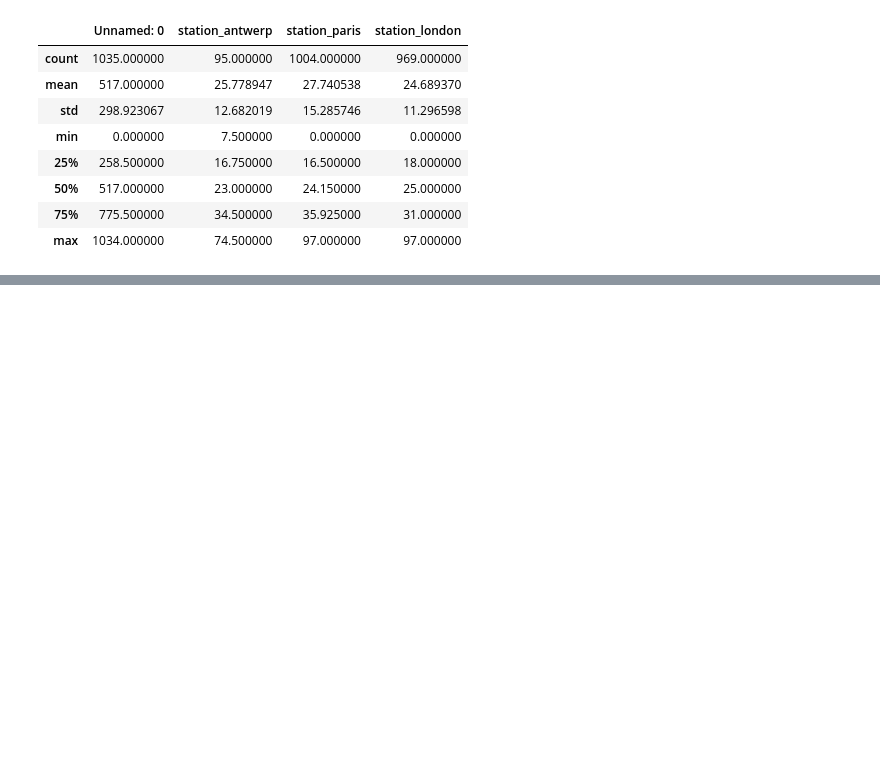
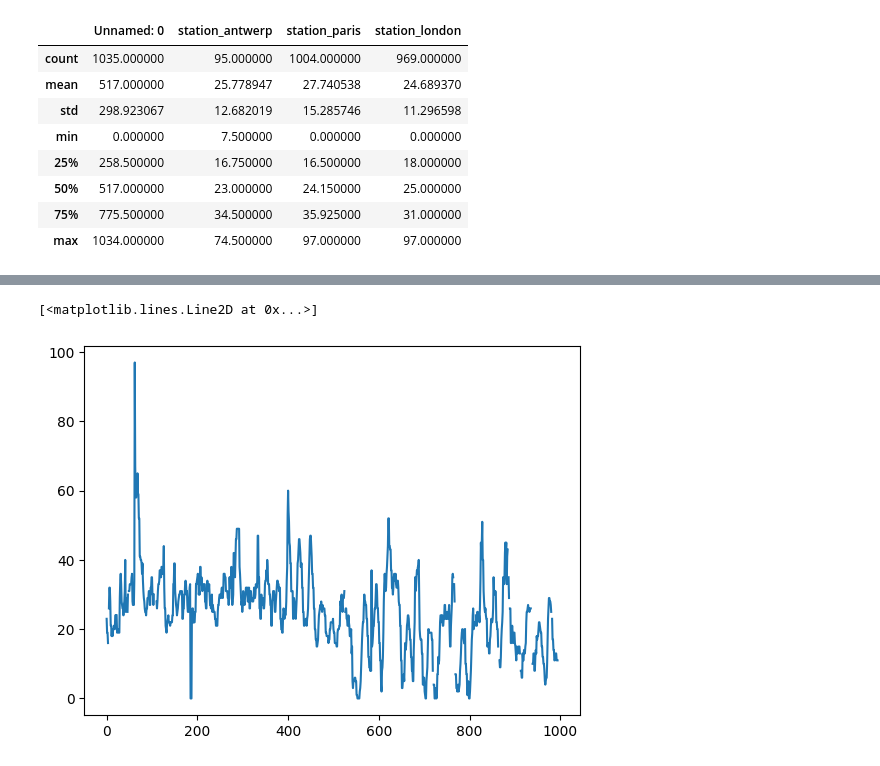
Before and after one commit to Dipak-Jagadale/Pandas, a Jupyter notebook: Dipak_start_to_end_Pandas.ipynb, the cells around one changed output, grey strips where cells are left out. Cells and saved outputs as stored; diff of their text form; code cells hidden in the pictures; blank space fills up the shorter version.

```diff
--- a/Dipak_start_to_end_Pandas.ipynb
+++ b/Dipak_start_to_end_Pandas.ipynb
@@ -1147,0 +1205,5 @@ NameError: name 'data' is not defined
+# %%
+plt.plot(y)
+# %% [output]
+[<matplotlib.lines.Line2D at 0x...>]
+[figure, added]
```
Also changed, not shown: parts of 84 cells of this notebook.
